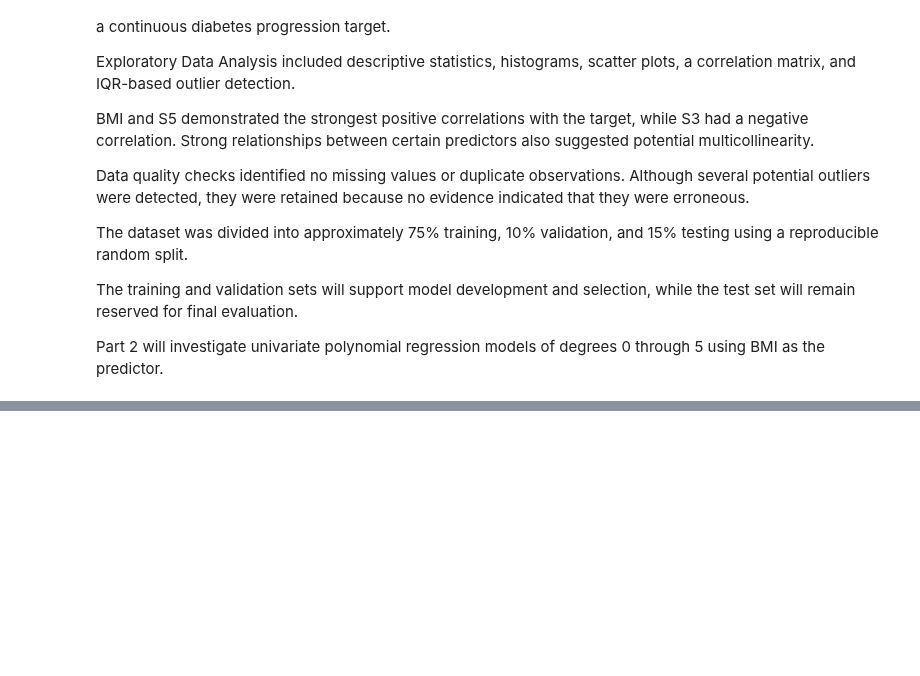
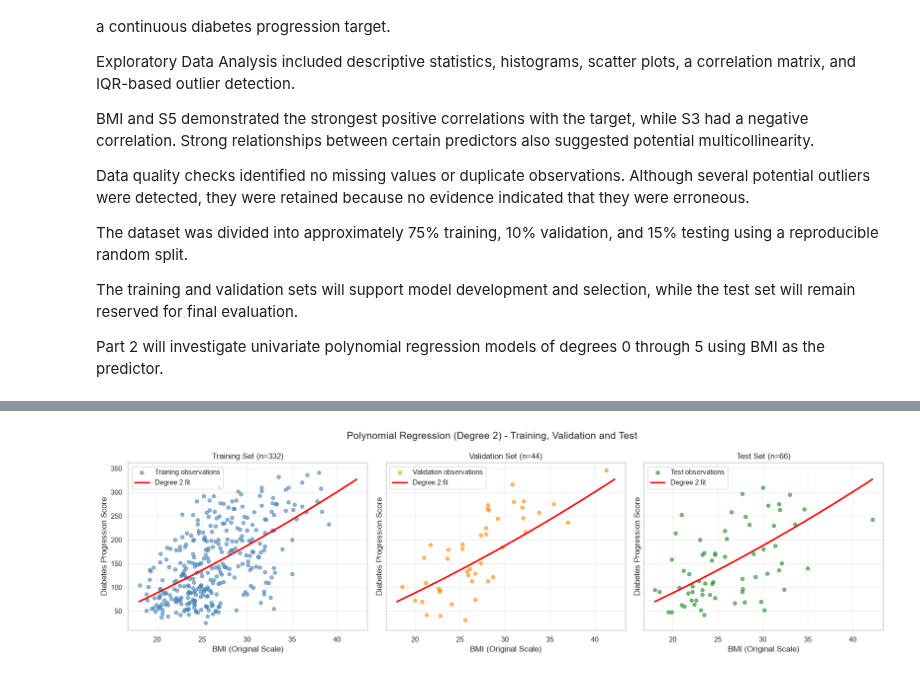
Before and after one commit to UbaidUllah777/PracticalLab2_DiabetesRegression, a Jupyter notebook: PracticalLab2_DiabetesRegression.ipynb, the cells around one changed output, grey strips where cells are left out. Saved outputs shown, nothing was run; the diff lists cells and outputs as text; code cells hidden in the pictures; blank space fills up the shorter version.

Commit message:
Complete Part 2 polynomial regression and error analysis

```diff
--- a/PracticalLab2_DiabetesRegression.ipynb
+++ b/PracticalLab2_DiabetesRegression.ipynb
@@ -706,0 +820,35 @@ Part 2 will investigate univariate polynomial regression models of degrees 0 thr
+# %%
+
+# Select the best model based on validation R2
+best_index = polynomial_results["Validation R2"].idxmax()
+
+best_degree = int(
+    polynomial_results.loc[best_index, "Degree"]
+)
+
+best_model = trained_models[best_degree]
+
+print("Selected Polynomial Degree:", best_degree)
+
+# Use only BMI for the univariate model
+X_test_bmi = X_test[["bmi"]].copy()
+
+# Predict unseen test observations
+y_test_pred = best_model.predict(X_test_bmi)
+
+# Calculate test metrics using our OOP class
+test_metrics = poly_models.calculate_metrics(
+    y_test,
+    y_test_pred
+)
+
+# Create a professional results table
+test_results = pd.DataFrame([{
+    "Model": f"Polynomial Degree {best_degree}",
+    "Test R2": test_metrics["R2"],
+    "Test MAE": test_metrics["MAE"],
+    "Test MAPE (%)": test_metrics["MAPE (%)"]
+}])
+
+print("\nFinal Test Set Evaluation:")
+display(test_results.round(3))
@@ -706,0 +909,9 @@ Part 2 will investigate univariate polynomial regression models of degrees 0 thr
+# %%
+# Plot the trained Degree 2 model across all three datasets
+poly_models.plot_model_across_splits(
+    degree=best_degree,
+    X_test=X_test,
+    y_test=y_test
+)
+# %% [output]
+[figure, added]
```
Also changed, not shown: parts of 21 cells of this notebook, 1 other file.
